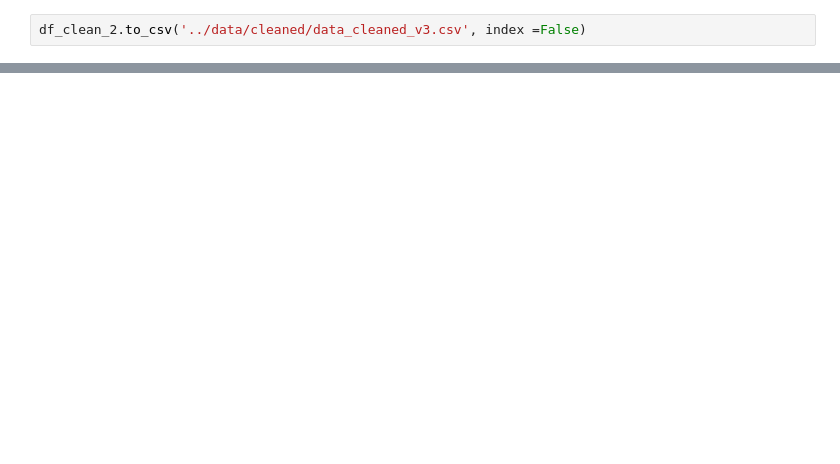
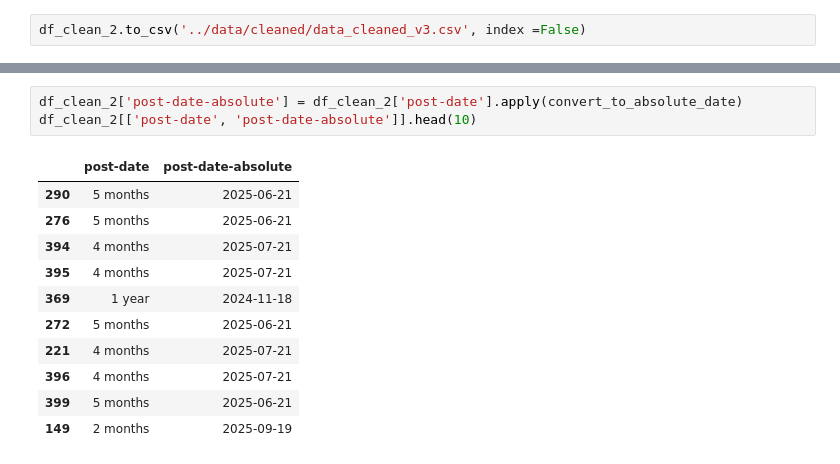
Before and after one commit to adamlaw669/Lagos-Real-Estate-Market-Analysis, a Jupyter notebook: notebooks/cleaning_eda.ipynb, the cells around one changed output, grey strips where cells are left out. Saved outputs shown, nothing was run; the diff lists cells and outputs as text; blank space fills up the shorter version.

```diff
--- a/notebooks/cleaning_eda.ipynb
+++ b/notebooks/cleaning_eda.ipynb
@@ -586,0 +640,15 @@ df_clean_2.to_csv('../data/cleaned/data_cleaned_v3.csv', index =False)
+# %%
+df_clean_2['post-date-absolute'] = df_clean_2['post-date'].apply(convert_to_absolute_date)
+df_clean_2[['post-date', 'post-date-absolute']].head(10)
+# %% [output]
+|  | post-date | post-date-absolute |
+| 290 | 5 months | 2025-06-21 |
+| 276 | 5 months | 2025-06-21 |
+| 394 | 4 months | 2025-07-21 |
+| 395 | 4 months | 2025-07-21 |
+| 369 | 1 year | 2024-11-18 |
+| 272 | 5 months | 2025-06-21 |
+| 221 | 4 months | 2025-07-21 |
+| 396 | 4 months | 2025-07-21 |
+| 399 | 5 months | 2025-06-21 |
+| 149 | 2 months | 2025-09-19 |
```
Also changed, not shown: parts of 10 cells of this notebook, 2 other files.
